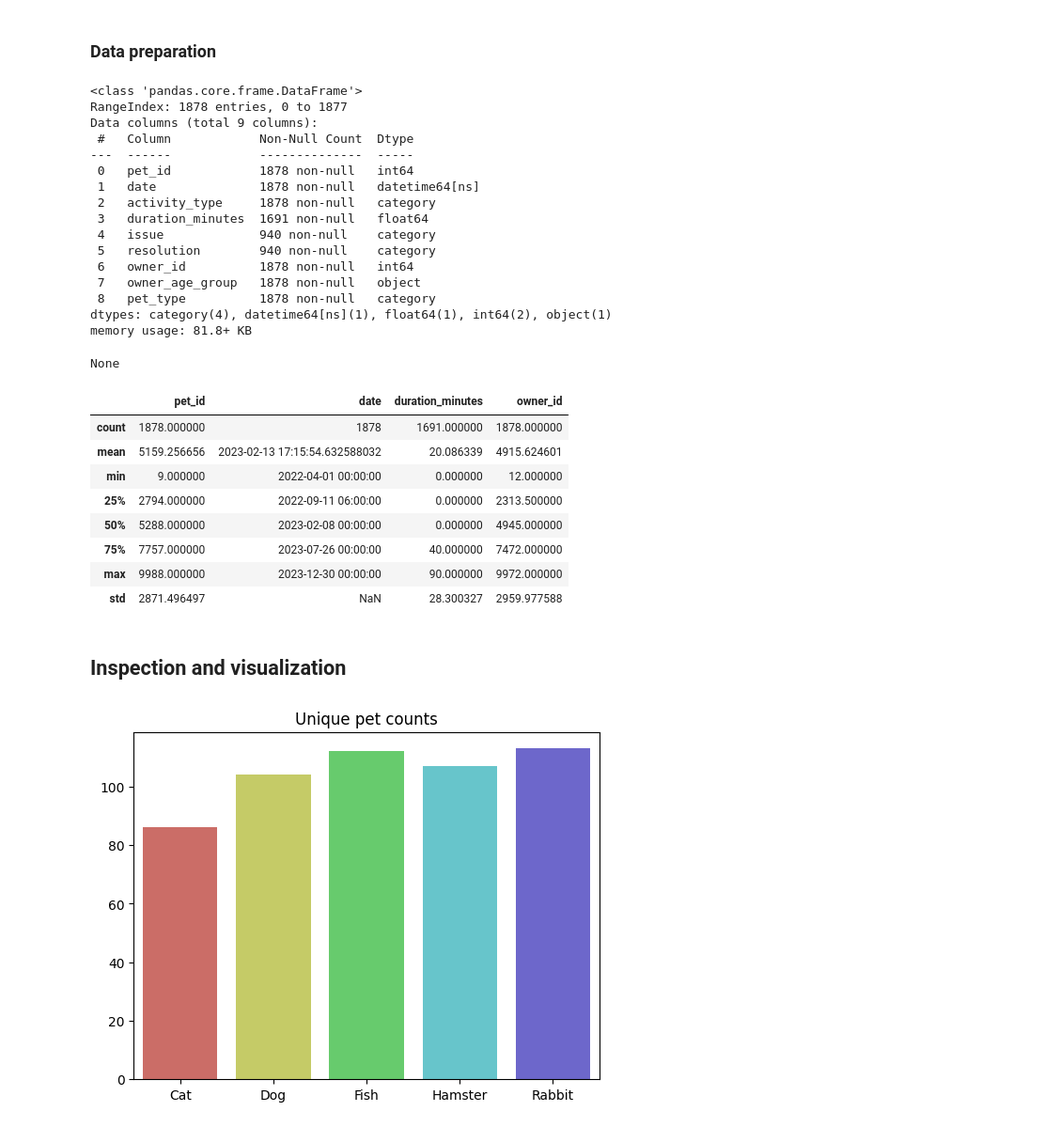
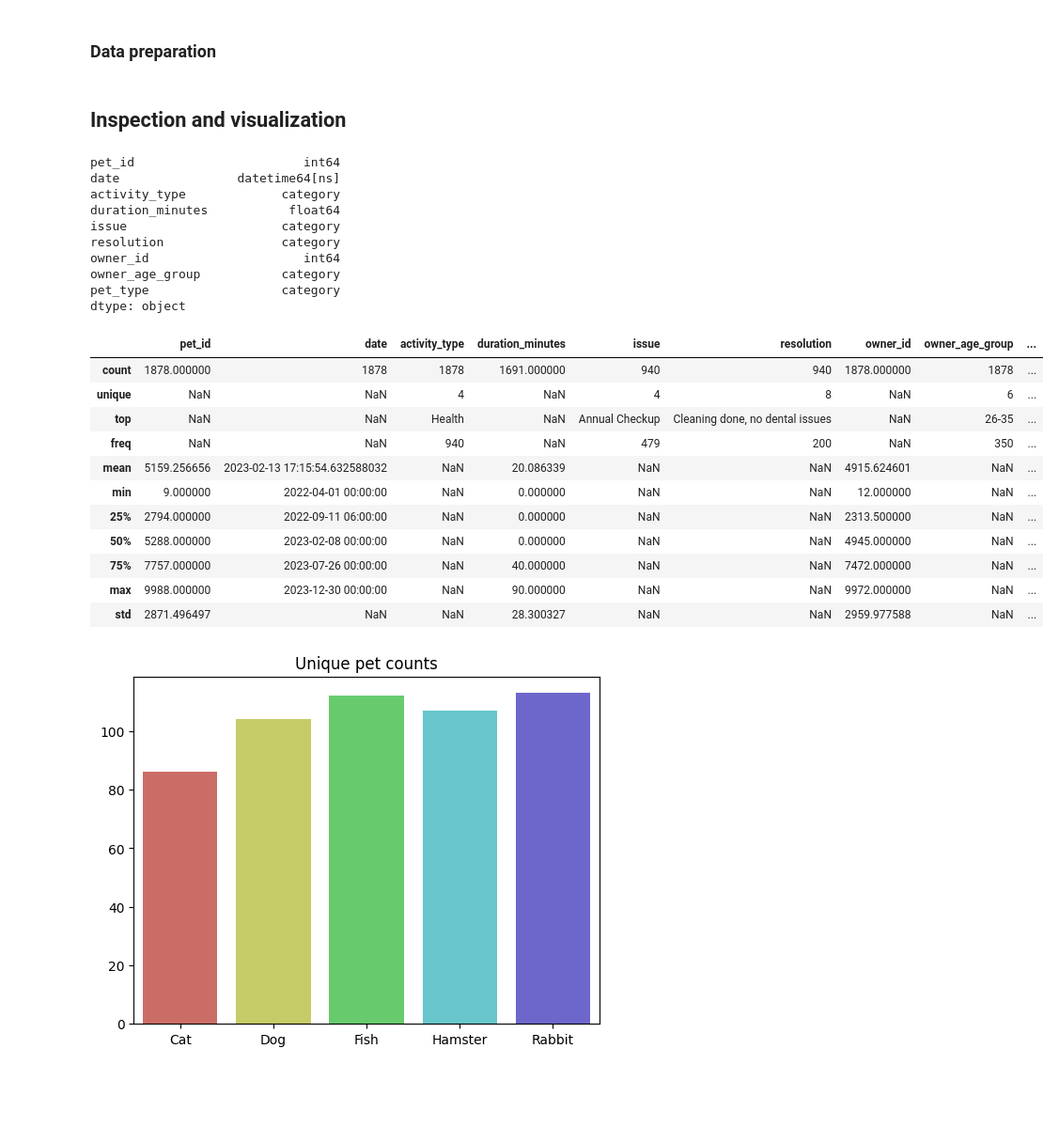
Before and after one commit to kozmik-moore/pet-software-developer-pipeline, a Jupyter notebook: code/notebook.ipynb, the cells around one changed output. Shown: that part at 94% size. Saved outputs shown, nothing was run; the diff lists cells and outputs as text; code cells hidden in the pictures; blank space fills up the shorter version.

```diff
--- a/code/notebook.ipynb
+++ b/code/notebook.ipynb
@@ -66,37 +66,35 @@ from utilities.config import data, assets, code, products
 filelist = [data.activities, data.health, data.users]
 cleaned = all_pet_data(*filelist, sort=True)
 cleaned.to_csv(data / 'cleaned.csv', index=False)
-display(cleaned.info())
-display(cleaned.describe())
-# %% [output]
-<class 'pandas.core.frame.DataFrame'>
-RangeIndex: 1878 entries, 0 to 1877
-Data columns (total 9 columns):
- #   Column            Non-Null Count  Dtype
----  ------            --------------  -----
- 0   pet_id            1878 non-null   int64
- 1   date              1878 non-null   datetime64[ns]
- 2   activity_type     1878 non-null   category
- 3   duration_minutes  1691 non-null   float64
- 4   issue             940 non-null    category
- 5   resolution        940 non-null    category
- 6   owner_id          1878 non-null   int64
- 7   owner_age_group   1878 non-null   object
- 8   pet_type          1878 non-null   category
-dtypes: category(4), datetime64[ns](1), float64(1), int64(2), object(1)
-memory usage: 81.8+ KB
-None
-|  | pet_id | date | duration_minutes | owner_id |
-| count | 1878.000000 | 1878 | 1691.000000 | 1878.000000 |
-| mean | 5159.256656 | 2023-02-13 17:15:54.632588032 | 20.086339 | 4915.624601 |
-| min | 9.000000 | 2022-04-01 00:00:00 | 0.000000 | 12.000000 |
-| 25% | 2794.000000 | 2022-09-11 06:00:00 | 0.000000 | 2313.500000 |
-| 50% | 5288.000000 | 2023-02-08 00:00:00 | 0.000000 | 4945.000000 |
-| 75% | 7757.000000 | 2023-07-26 00:00:00 | 40.000000 | 7472.000000 |
-| max | 9988.000000 | 2023-12-30 00:00:00 | 90.000000 | 9972.000000 |
-| std | 2871.496497 | NaN | 28.300327 | 2959.977588 |
 # %% [markdown]
 ## Inspection and visualization
+# %%
+# Metadata of cleaned data
+print(cleaned.dtypes)
+display(cleaned.describe(include='all'))
+# %% [output]
+pet_id                       int64
+date                datetime64[ns]
+activity_type             category
+duration_minutes           float64
+issue                     category
+resolution                category
+owner_id                     int64
+owner_age_group           category
+pet_type                  category
+dtype: object
+|  | pet_id | date | activity_type | duration_minutes | issue | resolution | owner_id | owner_age_group | ... |
+| count | 1878.000000 | 1878 | 1878 | 1691.000000 | 940 | 940 | 1878.000000 | 1878 | ... |
+| unique | NaN | NaN | 4 | NaN | 4 | 8 | NaN | 6 | ... |
+| top | NaN | NaN | Health | NaN | Annual Checkup | Cleaning done, no dental issues | NaN | 26-35 | ... |
+| freq | NaN | NaN | 940 | NaN | 479 | 200 | NaN | 350 | ... |
+| mean | 5159.256656 | 2023-02-13 17:15:54.632588032 | NaN | 20.086339 | NaN | NaN | 4915.624601 | NaN | ... |
+| min | 9.000000 | 2022-04-01 00:00:00 | NaN | 0.000000 | NaN | NaN | 12.000000 | NaN | ... |
+| 25% | 2794.000000 | 2022-09-11 06:00:00 | NaN | 0.000000 | NaN | NaN | 2313.500000 | NaN | ... |
+| 50% | 5288.000000 | 2023-02-08 00:00:00 | NaN | 0.000000 | NaN | NaN | 4945.000000 | NaN | ... |
+| 75% | 7757.000000 | 2023-07-26 00:00:00 | NaN | 40.000000 | NaN | NaN | 7472.000000 | NaN | ... |
+| max | 9988.000000 | 2023-12-30 00:00:00 | NaN | 90.000000 | NaN | NaN | 9972.000000 | NaN | ... |
+| std | 2871.496497 | NaN | NaN | 28.300327 | NaN | NaN | 2959.977588 | NaN | ... |
 # %%
 sns.set_palette('hls')
 pet_counts = cleaned.groupby('pet_type', observed=True).pet_id.nunique().reset_index(name='counts')
```
Also changed, not shown: parts of 5 cells of this notebook, 1 other file.
